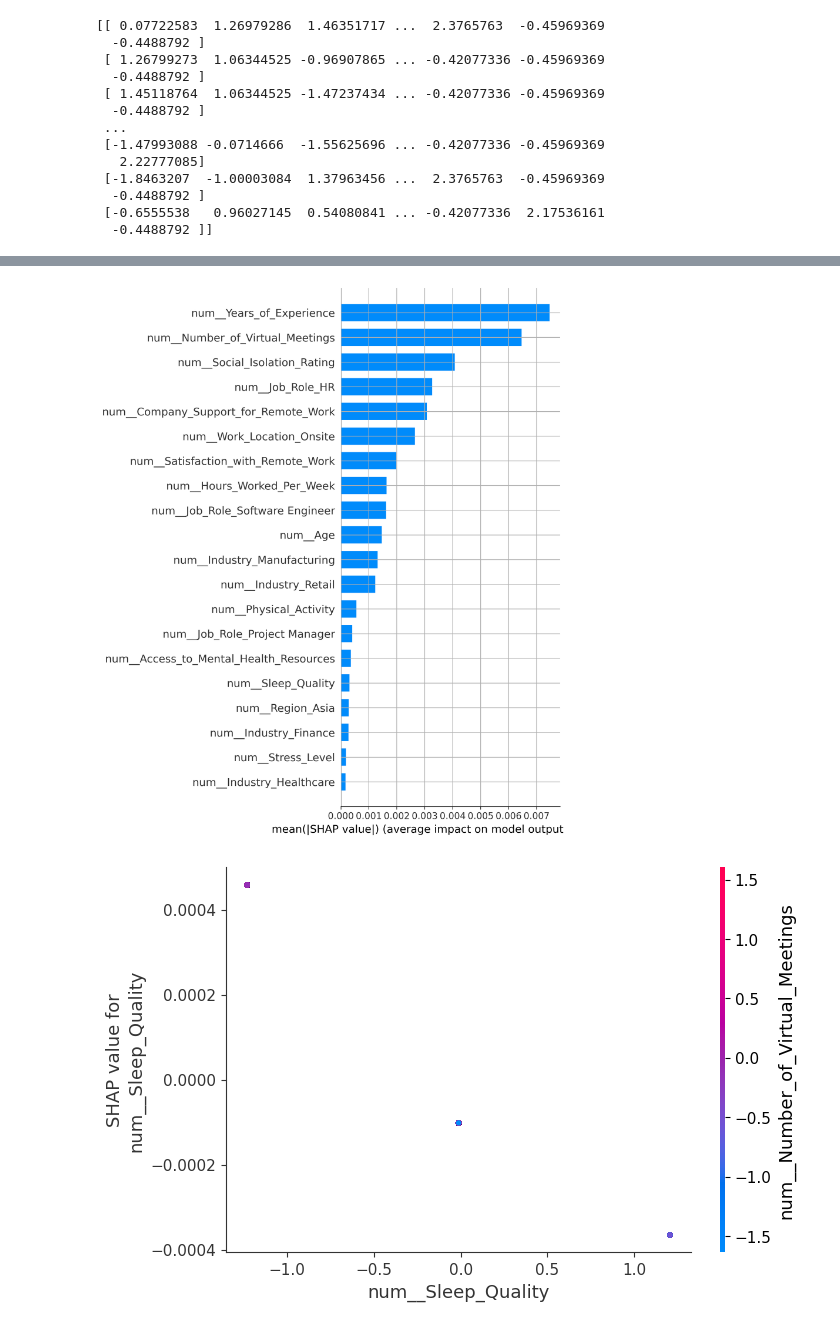
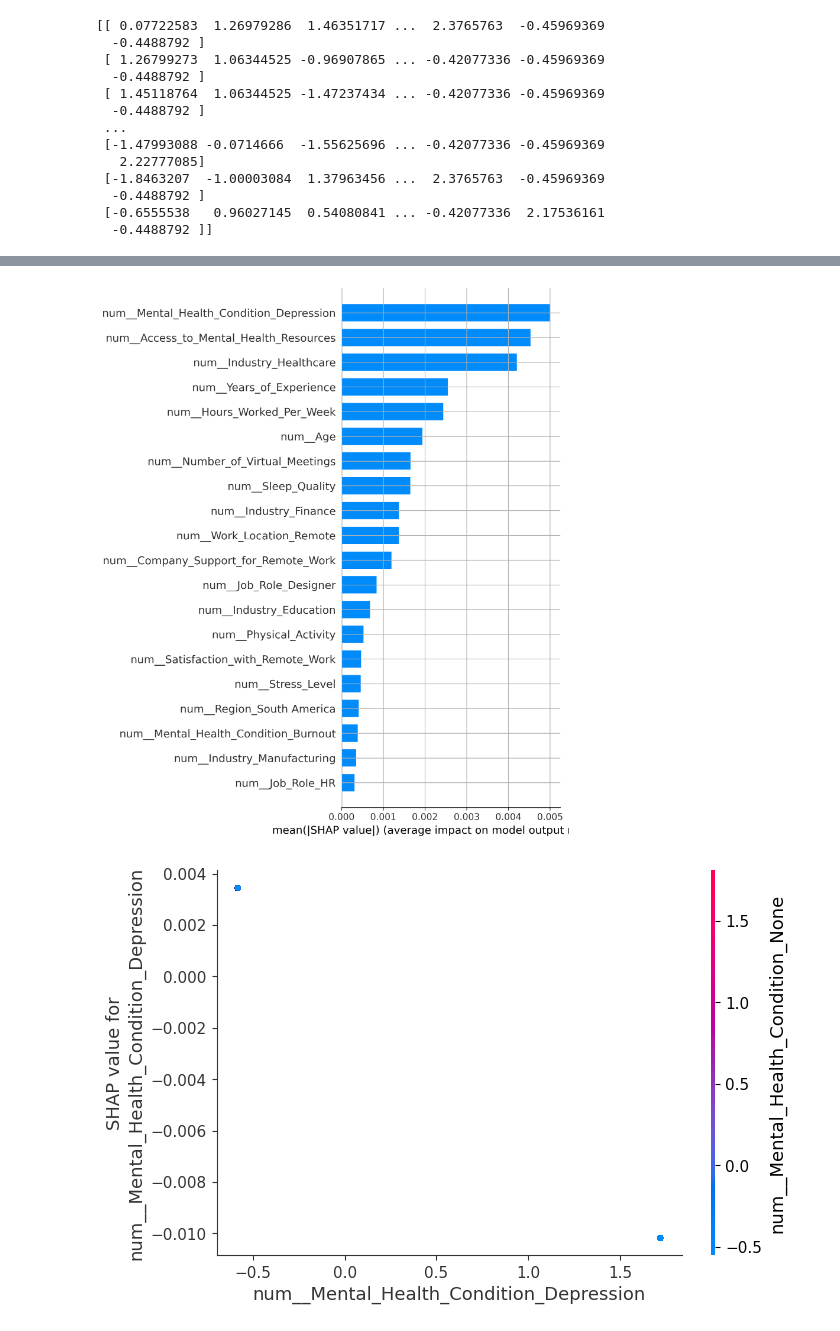
Before and after one commit to makenamecham/Final-Project-MATH-4400, a Jupyter notebook: SHAPanalysis copy.ipynb, the cells around one changed output, grey strips where cells are left out. Saved outputs shown, nothing was run; the diff lists cells and outputs as text; code cells hidden in the pictures.

Commit message:
Additional SHAP

```diff
--- a/SHAPanalysis copy.ipynb
+++ b/SHAPanalysis copy.ipynb
@@ -70,8 +70,8 @@ scaler = StandardScaler()
 # Fit and transform the numeric features
 df[numeric_features] = scaler.fit_transform(df[numeric_features])
 # %%
-x = df.drop(['Work_Life_Balance_Rating'], axis=1)
-y = df['Work_Life_Balance_Rating']
+x = df.drop(['Productivity_Change'], axis=1)
+y = df['Productivity_Change']
 
 x_train, x_val, y_train, y_val = train_test_split(
     x, y, test_size=0.2, random_state=23)
@@ -114,7 +114,7 @@ param_grid = [{'regressor': [RandomForestRegressor()],
   -0.4488792 ]]
 # %%
 # Cross-validation
-cv_mine = KFold(n_splits=3)
+cv_mine = KFold(n_splits=5)
 
 # Grid search
 gridSearch = GridSearchCV(pipeline, param_grid, cv=cv_mine,
@@ -299,12 +274,12 @@ shap.summary_plot(shap_values, X_val_transformed_df)
 # %%
 fig = plt.figure(figsize=(6, 3.3), dpi=300)
 shap.summary_plot(shap_values, X_val_transformed_df,
                   plot_type="bar", show=False)
 plt.grid()
-shap.dependence_plot("num__Sleep_Quality", shap_values, X_val_transformed_df)
+shap.dependence_plot("num__Mental_Health_Condition_Depression", shap_values, X_val_transformed_df)
 # %% [output]
-[figure, old version]
+[figure, new version]
-[figure, old version]
+[figure, new version]
 # %%
 fig = plt.figure(figsize=(6, 3.3))
 explanation5 = shap.Explanation(values=shap_values[4], base_values=explainer.expected_value[0],
```
Also changed, not shown: parts of 12 cells of this notebook, 3 other files.
